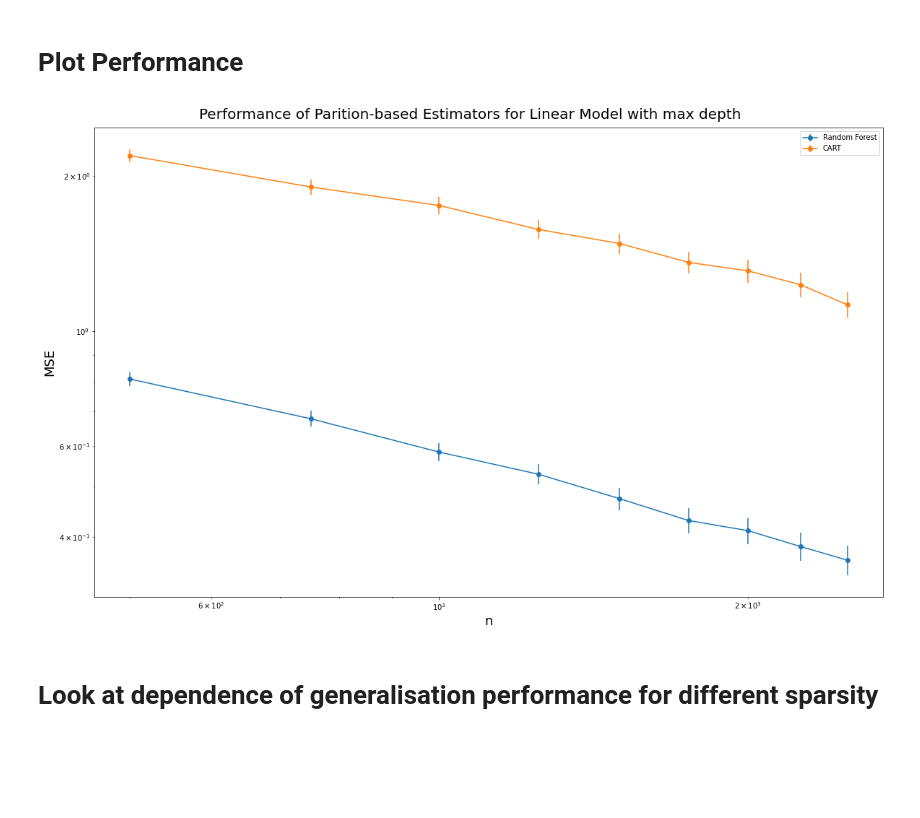
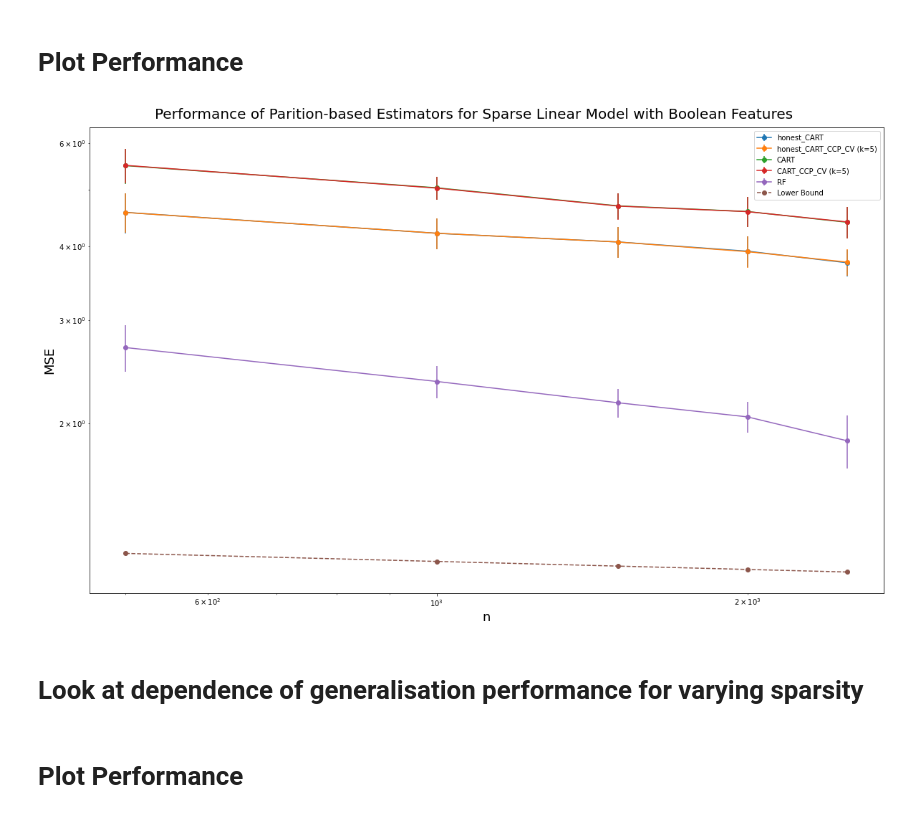
Before and after one commit to aagarwal1996/additive_trees, a Jupyter notebook: Simulations/linear_model_boolean_features.ipynb, the cells around one changed output. Saved outputs shown, nothing was run; the diff lists cells and outputs as text; code cells hidden in the pictures; blank space fills up the shorter version.

```diff
--- a/Simulations/linear_model_boolean_features.ipynb
+++ b/Simulations/linear_model_boolean_features.ipynb
@@ -63,2 +35,25 @@ RF_error_bar_matrix = []
+# %%
+# Initialize matrix for honest CART
+honest_CART_scores = []
+honest_CART_error_bar = []
+
+#Initialize matrix for honest CART with CCP
+honest_CART_CCP_scores = []
+honest_CART_CCP_error_bar = []
+
+#Initialize matrix for dishonest CART
+CART_scores = []
+CART_error_bar = []
+
+#Initialize Matrix for dishonest CART with CCP
+CART_CCP_scores = []
+CART_CCP_error_bar = []
+
+#Initialize Matrix for RF
+RF_scores = []
+RF_error_bar = []
+
+#Initialize matrix for theoretical lower bound
+theoretical_lower_bound_matrix = []
 # %%
 #This cell's code is used to fit and predict for on linear model varying across the number of training samples/sparsity
@@ -95,17 +109,30 @@ for (i,n) in enumerate(n_train):
+# %%
+for n in n_train:
+    theoretical_lower_bound_matrix.append(compute_theoretical_lower_bound(n,s,1.0,beta,sigma))
 # %% [markdown]
 # Plot Performance
 # %%
 linear_lower_bound_fig,linear_lower_bound_axs = plt.subplots(1,1,figsize = (16,10),sharex = False,sharey = False)
 
-linear_lower_bound_axs.errorbar(n_train,RF_results_matrix,yerr = sd_RF_performance,marker = 'o',label = 'Random Forest')
-linear_lower_bound_axs.errorbar(n_train,CART_results_matrix,yerr = sd_CART_performance,marker = 'o',label = 'CART')
-#linear_lower_bound_axs.errorbar(n_train,theoretical_lower_bound_matrix,marker = 'o',label = 'Lower Bound',linestyle = 'dashed')
+#linear_lower_bound_axs.errorbar(n_train,RF_results_matrix,yerr = sd_RF_performance,marker = 'o',label = 'Random Forest')
+
+#Plot Performance for different models
+linear_lower_bound_axs.errorbar(n_train,honest_CART_scores,yerr = honest_CART_error_bar,marker = 'o',label = 'honest_CART')
+linear_lower_bound_axs.errorbar(n_train,honest_CART_CCP_scores,yerr = honest_CART_CCP_error_bar,marker = 'o',label = 'honest_CART_CCP_CV (k=5)')
+linear_lower_bound_axs.errorbar(n_train,CART_scores,yerr = CART_error_bar,marker = 'o',label = 'CART')
+linear_lower_bound_axs.errorbar(n_train,CART_CCP_scores,yerr = CART_CCP_error_bar,marker = 'o',label = 'CART_CCP_CV (k=5)')
+linear_lower_bound_axs.errorbar(n_train,RF_scores,yerr = RF_error_bar,marker = 'o',label = 'RF' )
+
+
+linear_lower_bound_axs.errorbar(n_train,theoretical_lower_bound_matrix,marker = 'o',label = 'Lower Bound',linestyle = 'dashed')
+
+
 linear_lower_bound_axs.legend()
 linear_lower_bound_axs.set_ylabel('MSE',fontsize = 18)
 linear_lower_bound_axs.set_xlabel('n',fontsize = 18)
-linear_lower_bound_fig.suptitle("Performance of Parition-based Estimators for Linear Model with max depth",fontsize = 20,y = 1.00)
+linear_lower_bound_fig.suptitle("Performance of Parition-based Estimators for Sparse Linear Model with Boolean Features",fontsize = 20,y = 1.00)
 plt.tight_layout(pad=0.4,w_pad=0.5, h_pad=1.0)
 plt.yscale('log')
 plt.xscale('log')
 # %% [output]
-[figure, old version]
+[figure, new version]
@@ -112,5 +141,5 @@ plt.xscale('log')
 # %% [markdown]
-# Look at dependence of generalisation performance for different sparsity
+# Look at dependence of generalisation performance for varying sparsity
 # %%
 n = 1500
 n_test = 500
@@ -158,3 +227,5 @@ for (i,s) in enumerate(sparsity):
+# %% [markdown]
+# Plot Performance
 # %%
 linear_lower_bound_sparsity_fig,linear_lower_bound_sparsity_axs = plt.subplots(1,1,figsize = (16,10),sharex = False,sharey = False)
 
```
Also changed, not shown: parts of 18 cells of this notebook, 4 other files.
